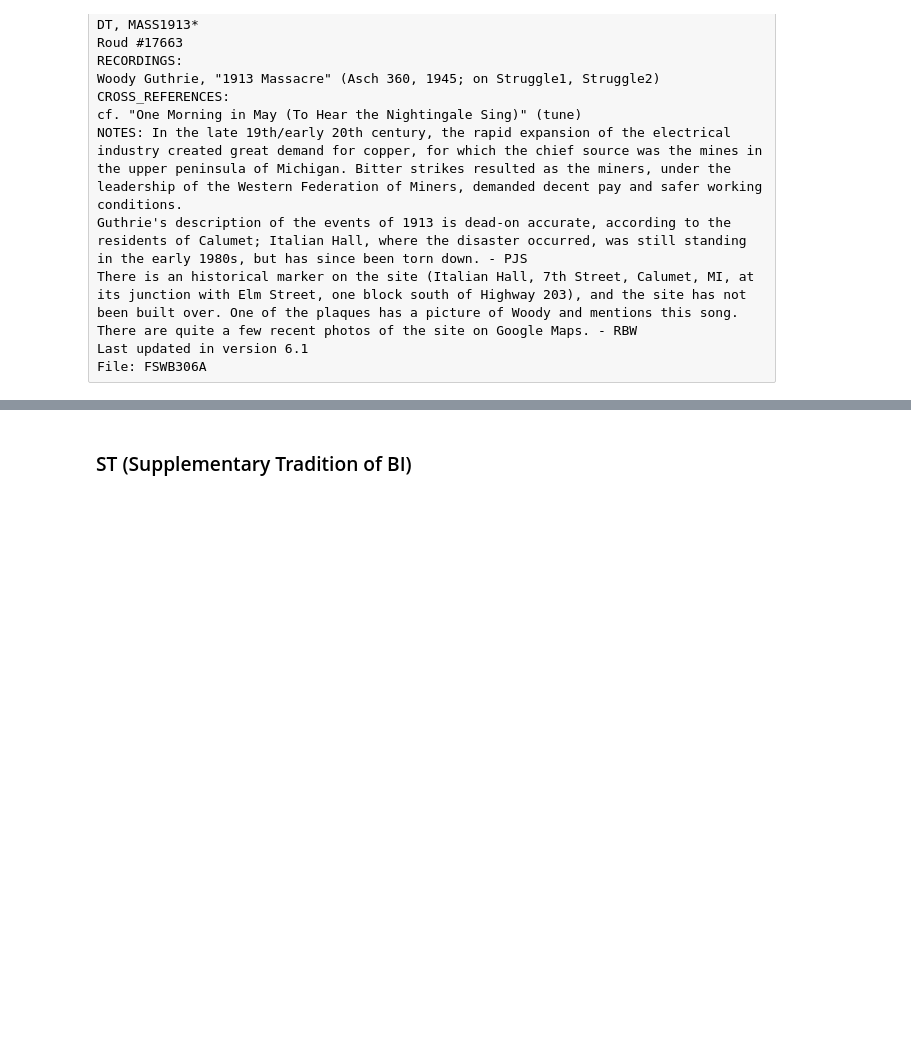
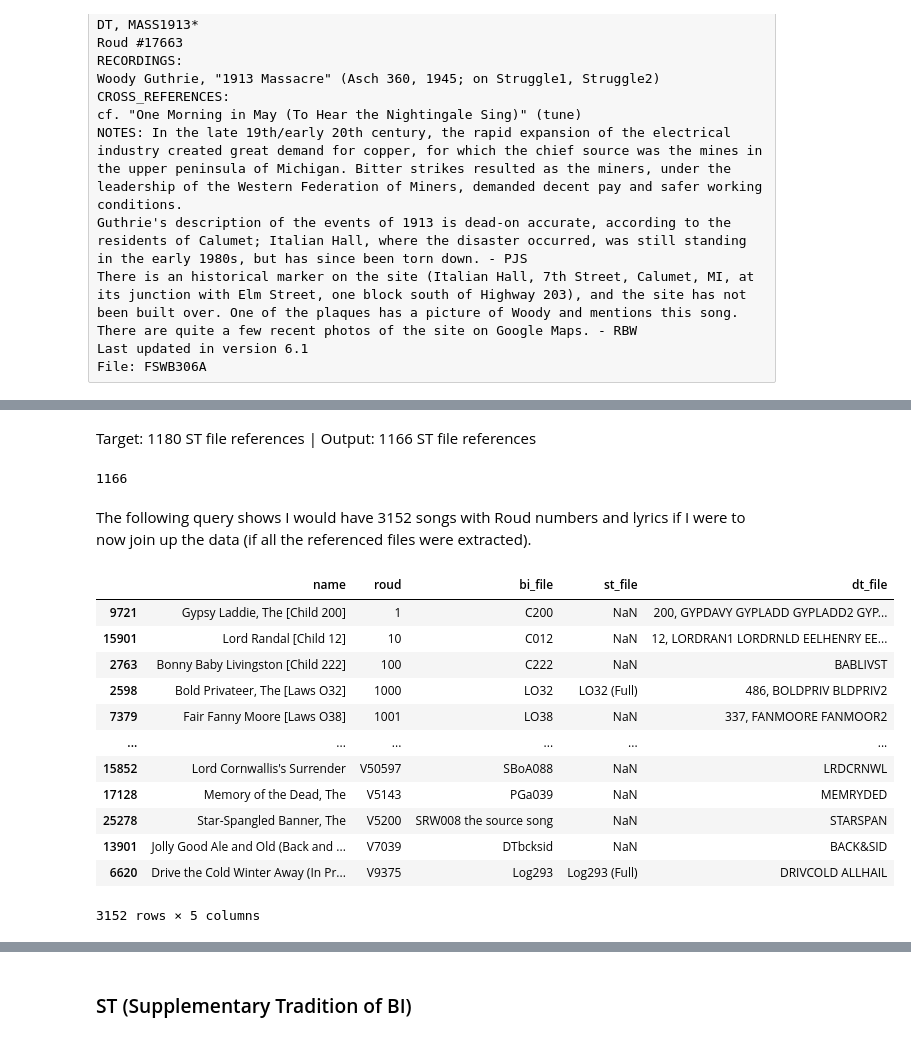
Before and after one commit to sian0x0/Roud-Song-Clusters, a Jupyter notebook: Roud-Clusters.ipynb, the cells around one changed output, grey strips where cells are left out. Drawn from its saved outputs; the diff is of its cells as text; code cells hidden in the pictures; blank space fills up the shorter version.

```diff
--- a/Roud-Clusters.ipynb
+++ b/Roud-Clusters.ipynb
@@ -198,0 +222,25 @@ df_bi
+# %% [markdown]
+Target: 1180 ST file references | Output: 1166 ST file references
+# %%
+df_bi.query("st_file.notna()").st_file.count()
+# %% [output]
+1166
+# %% [markdown]
+The following query shows I would have 3152 songs with Roud numbers and lyrics if I were to now join up the data (if all the referenced files were extracted).
+# %%
+df_lyrics_available = df_bi.query("(st_file.notna() | dt_file.notna()) & roud.notna()")
+df_lyrics_available[['name', 'roud', 'bi_file', 'st_file', 'dt_file']].sort_values('roud')
+# %% [output]
+|  | name | roud | bi_file | st_file | dt_file |
+| 9721 | Gypsy Laddie, The [Child 200] | 1 | C200 | NaN | 200, GYPDAVY GYPLADD GYPLADD2 GYP... |
+| 15901 | Lord Randal [Child 12] | 10 | C012 | NaN | 12, LORDRAN1 LORDRNLD EELHENRY EE... |
+| 2763 | Bonny Baby Livingston [Child 222] | 100 | C222 | NaN | BABLIVST |
+| 2598 | Bold Privateer, The [Laws O32] | 1000 | LO32 | LO32 (Full) | 486, BOLDPRIV BLDPRIV2 |
+| 7379 | Fair Fanny Moore [Laws O38] | 1001 | LO38 | NaN | 337, FANMOORE FANMOOR2 |
+| ... | ... | ... | ... | ... | ... |
+| 15852 | Lord Cornwallis's Surrender | V50597 | SBoA088 | NaN | LRDCRNWL |
+| 17128 | Memory of the Dead, The | V5143 | PGa039 | NaN | MEMRYDED |
+| 25278 | Star-Spangled Banner, The | V5200 | SRW008 the source song | NaN | STARSPAN |
+| 13901 | Jolly Good Ale and Old (Back and ... | V7039 | DTbcksid | NaN | BACK&SID |
+| 6620 | Drive the Cold Winter Away (In Pr... | V9375 | Log293 | Log293 (Full) | DRIVCOLD ALLHAIL |
+3152 rows × 5 columns
```
Also changed, not shown: parts of 38 cells of this notebook.
